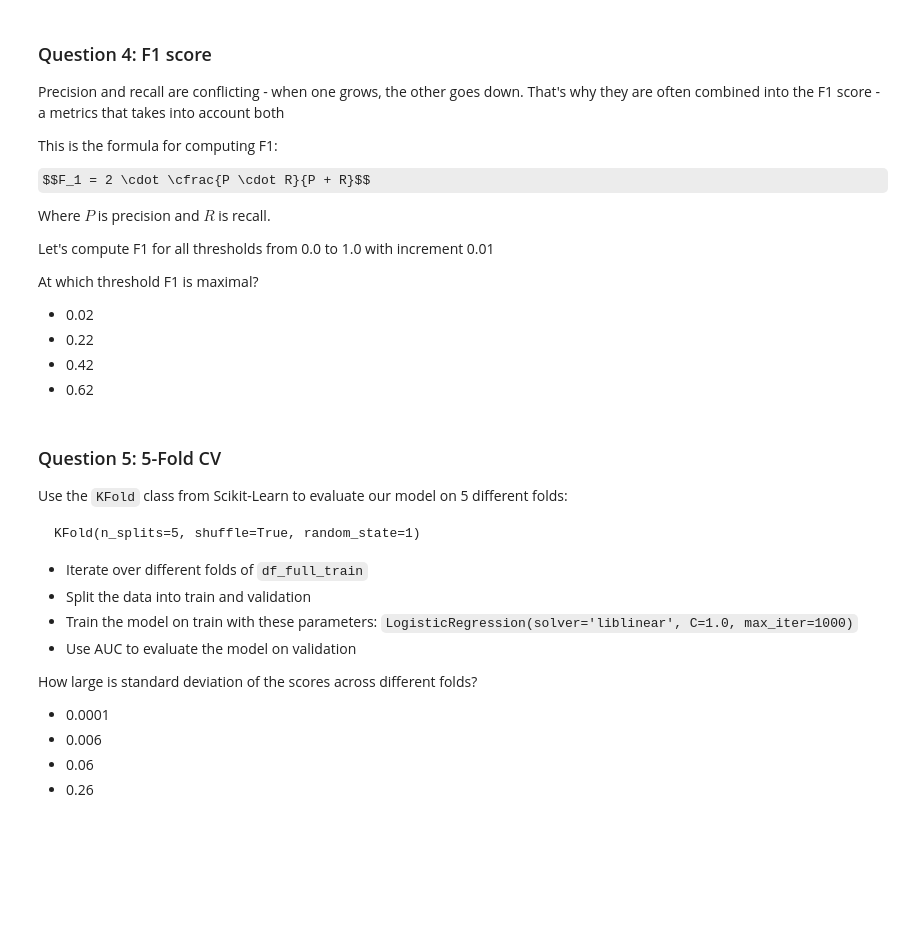
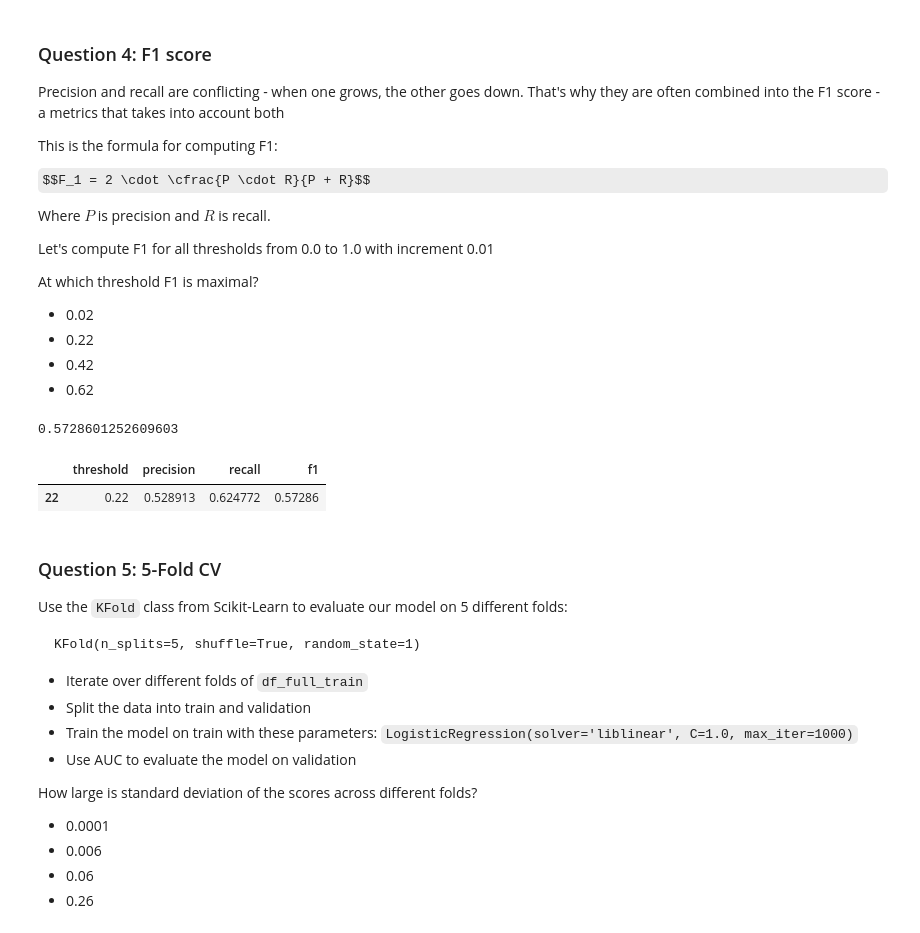
Before and after one commit to elinaharnovich/ml-zoomcamp, a Jupyter notebook: homework_4/homework_4.ipynb, the cells around one changed output. Saved outputs shown, nothing was run; the diff lists cells and outputs as text; code cells hidden in the pictures; some formulas as TeX source; blank space fills up the shorter version.

```diff
--- a/homework_4/homework_4.ipynb
+++ b/homework_4/homework_4.ipynb
@@ -217,6 +201,15 @@ At which threshold F1 is maximal?
 - 0.22
 - 0.42
 - 0.62
+# %%
+df_scores['f1'].max()
+# %% [output]
+0.5728601252609603
+# %%
+df_scores.loc[df_scores['f1'] == 0.5728601252609603]
+# %% [output]
+|  | threshold | precision | recall | f1 |
+| 22 | 0.22 | 0.528913 | 0.624772 | 0.57286 |
 # %% [markdown]
 ### Question 5: 5-Fold CV
 
```
Also changed, not shown: parts of 3 cells of this notebook.
